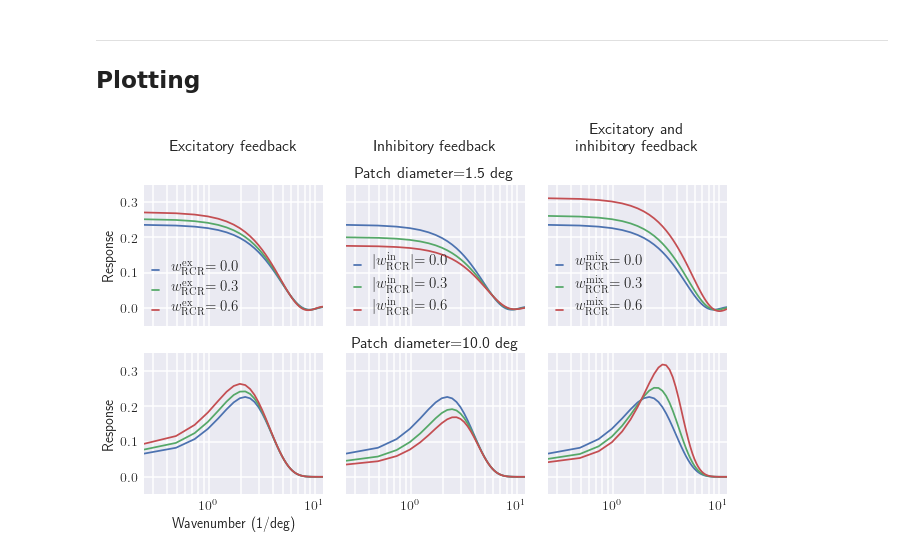
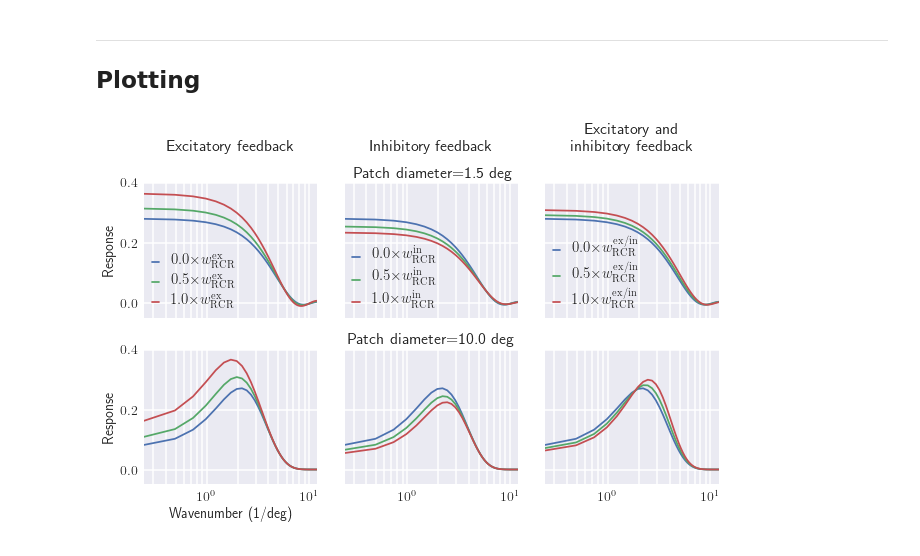
Before and after one commit to miladh/edog-simulations, a Jupyter notebook: wavenumber_tuning/wavenumber_tuning.ipynb, the cells around one changed output. Drawn from its saved outputs; the diff is of its cells as text; code cells hidden in the pictures.

```diff
--- a/wavenumber_tuning/wavenumber_tuning.ipynb
+++ b/wavenumber_tuning/wavenumber_tuning.ipynb
@@ -8,11 +8,12 @@ set_matplotlib_formats('png', 'pdf')
 
 import numpy as np
 import matplotlib.pyplot as plt
-import seaborn
 import quantities as pq
 from operator import itemgetter
 from edog.tools import*
 from edog.plot import*
+plt.style.use('seaborn')
+plt.rcParams.update(edog.plot.params)
 
 filename = "params.yaml"
 params = parse_parameters(filename)
@@ -46,8 +44,8 @@ for d in patch_diameter:
                                  w_rig=w_rig, A_rig=A_rig, a_rig=a_rig,
                                  w_rc_ex=w, A_rc_ex=A_rc_ex, a_rc_ex=a_rc_ex)
 
-        angular_freq = network.integrator.temporal_freqs[int(w_id)]
-        wavenumber = network.integrator.spatial_freqs[k_id.astype(int)]
+        angular_freq = network.integrator.temporal_angular_freqs[int(w_id)]
+        wavenumber = network.integrator.spatial_angular_freqs[k_id.astype(int)]
         spatiotemporal_tuning = spatiotemporal_wavenumber_tuning(network=network,
                                                                  angular_freq=angular_freq,
                                                                  wavenumber=wavenumber,
@@ -69,8 +67,8 @@ for d in patch_diameter:
                                  w_rig=w_rig, A_rig=A_rig, a_rig=a_rig,
                                  w_rc_in=w, A_rc_in=A_rc_in, a_rc_in=a_rc_in)
 
-        angular_freq = network.integrator.temporal_freqs[int(w_id)]
-        wavenumber = network.integrator.spatial_freqs[k_id.astype(int)]
+        angular_freq = network.integrator.temporal_angular_freqs[int(w_id)]
+        wavenumber = network.integrator.spatial_angular_freqs[k_id.astype(int)]
         spatiotemporal_tuning = spatiotemporal_wavenumber_tuning(network=network,
                                                                  angular_freq=angular_freq,
                                                                  wavenumber=wavenumber,
@@ -92,8 +90,8 @@ for d in patch_diameter:
                                  w_rig=w_rig, A_rig=A_rig, a_rig=a_rig,
                                  w_rc_in=w, A_rc_in=A_rc_mix_in, a_rc_in=a_rc_mix_in,
                                  w_rc_ex=w, A_rc_ex=A_rc_mix_ex, a_rc_ex=a_rc_mix_ex)
-        angular_freq = network.integrator.temporal_freqs[int(w_id)]
-        wavenumber = network.integrator.spatial_freqs[k_id.astype(int)]
+        angular_freq = network.integrator.temporal_angular_freqs[int(w_id)]
+        wavenumber = network.integrator.spatial_angular_freqs[k_id.astype(int)]
         spatiotemporal_tuning = spatiotemporal_wavenumber_tuning(network=network,
                                                                  angular_freq=angular_freq,
                                                                  wavenumber=wavenumber,
@@ -108,8 +106,8 @@ for d in patch_diameter:
 ## Plotting
 # %%
 titles = ["Excitatory feedback", "Inhibitory feedback", "Excitatory and\ninhibitory feedback"]
-labels = [r"$w^\mathrm{ex}_{\mathrm{RCR}}$", r"$|w^\mathrm{in}_{\mathrm{RCR}}|$",
-          r"$w^\mathrm{mix}_{\mathrm{RCR}}$"]
+labels = [r"$w^\mathrm{ex}_{\mathrm{RCR}}$", r"$w^\mathrm{in}_{\mathrm{RCR}}$",
+          r"$w^\mathrm{ex/in}_{\mathrm{RCR}}$"]
 
 fig, ((ax1, ax2, ax3), (ax4, ax5, ax6)) = plt.subplots(2, 3, figsize=(9, 6), sharey="row", sharex="col")
 
@@ -121,45 +119,45 @@ for ax, w_rc, curves, title, label in zip([ax1, ax2, ax3],
                                             wavenumber_tuning["fb_mix"][float(patch_diameter[0].magnitude)]],
                                            titles, labels):
 
-    for w, curve in zip(w_rc[:-1], curves[:-1]):
-        ax.plot(wavenumber, curve, '-', label=label+"$={}$".format(round(w, 1)))
+    for w, curve in zip(w_rc[:], curves[:]):
+        ax.plot(wavenumber, curve, '-', label=r"${} \times$".format(round(w, 1))+label)
 
     ax.set_xlim([0, 12])
-    ax.set_ylim([-0.05, 0.35])
+    ax.set_ylim([-0.05, 0.4])
     ax.legend(fontsize=15, handlelength=0.5, labelspacing=0.4, borderpad=0.0)
     ax.set_title(title, y=1.2)
     ax.set_xscale("log")
     ax.grid(which="minor", lw=1.5)
     ax.grid(which="major", lw=1.5)
 
 
 ax1.set_ylabel("Response")
 ax2.set_title(titles[1])
 ax2.set_xticklabels([])
 ax3.set_xticklabels([])
-ax2.text(0.3, 0.37, r"Patch diameter$=${}".format(patch_diameter[0]), fontsize=16)
+ax2.text(0.3, 0.42, r"Patch diameter$=${}".format(patch_diameter[0]), fontsize=16)
 
 # large patch size:
 for ax, w_rc, curves, title, label in zip([ax4, ax5, ax6],
                                            [w_rc_ex, w_rc_in, w_rc_mix],
                                            [wavenumber_tuning["fb_ex"][float(patch_diameter[1].magnitude)],
                                             wavenumber_tuning["fb_in"][float(patch_diameter[1].magnitude)],
                                             wavenumber_tuning["fb_mix"][float(patch_diameter[1].magnitude)]],
                                            titles, labels):
 
-    for w, curve in zip(w_rc[:-1], curves[:-1]):
-        ax.plot(wavenumber, curve, '-', label=label+"$={}$".format(round(w, 1)))
+    for w, curve in zip(w_rc[:], curves[:]):
+        ax.plot(wavenumber, curve, '-', label=r"${} \times$".format(round(w, 1))+label)
 
     ax.set_xlim([0, 12])
-    ax.set_ylim([-0.05, 0.35])
+    ax.set_ylim([-0.05, 0.4])
     ax.set_xscale("log")
     ax.grid(which="minor", lw=1.5)
     ax.grid(which="major", lw=1.5)
 
 ax4.set_ylabel("Response")
 ax4.set_xlabel("Wavenumber (1/deg)")
 ax5.set_title(r"Patch diameter$=${}".format(patch_diameter[1]))
 
 fig.tight_layout()
 # %% [output]
-[figure, old version]
+[figure, new version]
```
Also changed, not shown: parts of 1 cell of this notebook, 23 other files.
